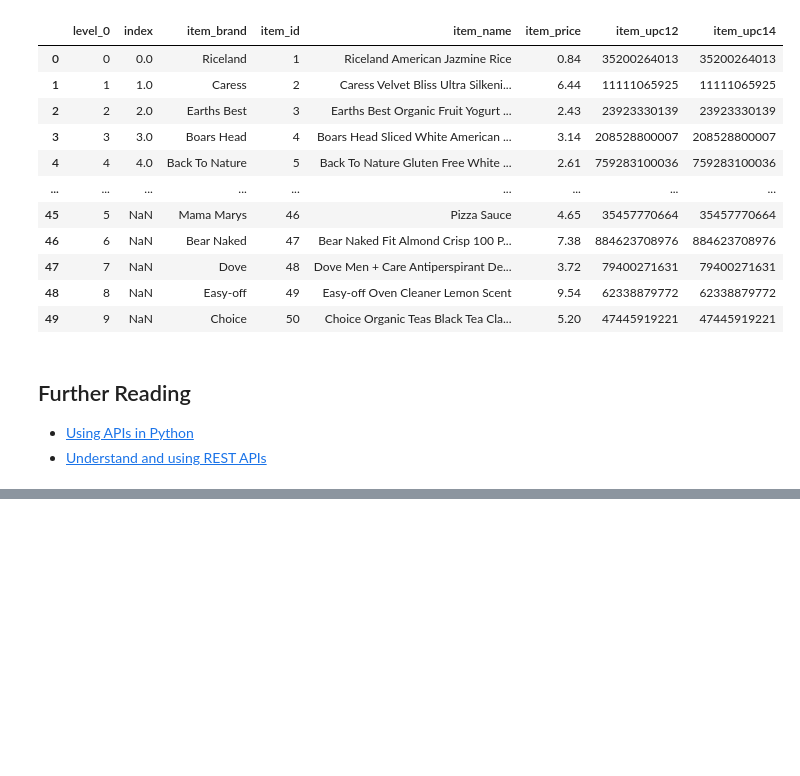
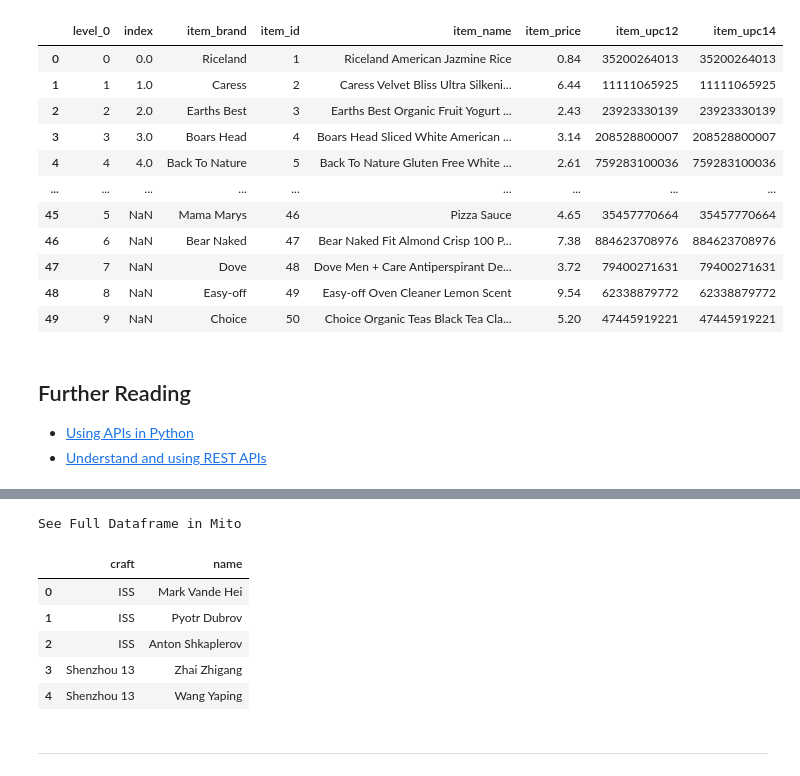
Before and after one commit to Jared-Godar/time-series-exercises, a Jupyter notebook: acquire_lesson.ipynb, the cells around one changed output, grey strips where cells are left out. Saved outputs shown, nothing was run; the diff lists cells and outputs as text; code cells hidden in the pictures; blank space fills up the shorter version.

```diff
--- a/acquire_lesson.ipynb
+++ b/acquire_lesson.ipynb
@@ -215,0 +265,3 @@ See Full Dataframe in Mito
+# %%
+response = requests.get("http://api.open-notify.org/astros.json")
+print(response.status_code)
@@ -215,0 +298,3 @@ See Full Dataframe in Mito
+# %%
+data = response.json()
+data.keys()
@@ -215,0 +318,13 @@ See Full Dataframe in Mito
+# %%
+astro_df = pd.DataFrame(data['people'])
+astro_df.head()
+# %% [output]
+See Full Dataframe in Mito
+|  | craft | name |
+| 0 | ISS | Mark Vande Hei |
+| 1 | ISS | Pyotr Dubrov |
+| 2 | ISS | Anton Shkaplerov |
+| 3 | Shenzhou 13 | Zhai Zhigang |
+| 4 | Shenzhou 13 | Wang Yaping |
+# %% [markdown]
+---
```
Also changed, not shown: parts of 27 cells of this notebook, 1 other file.
